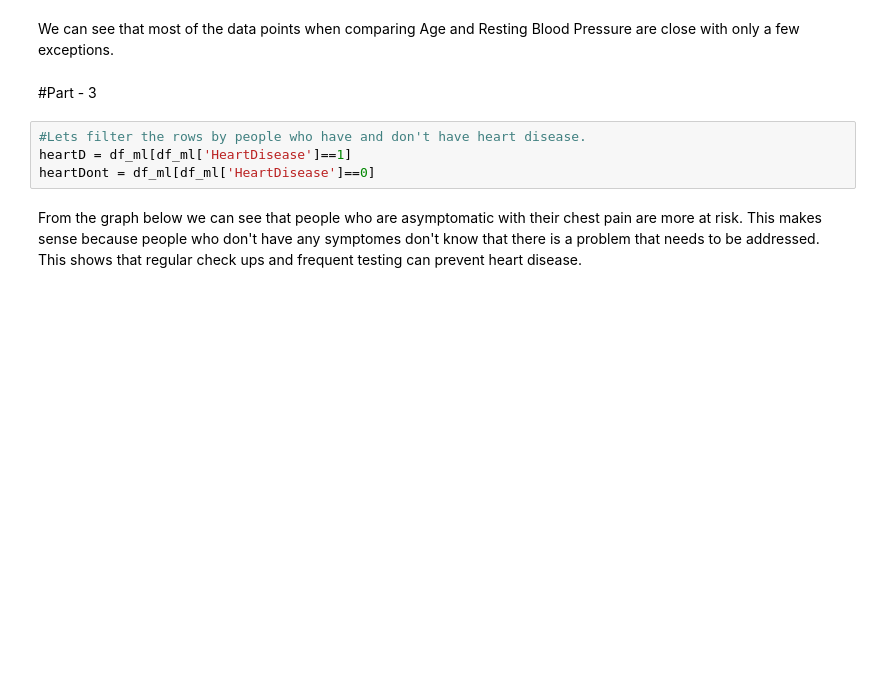
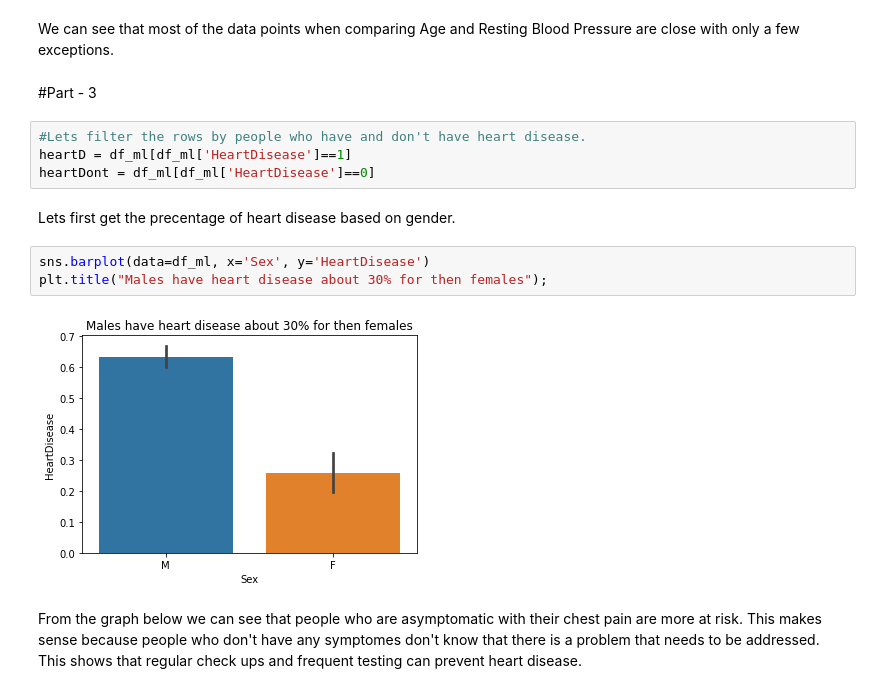
Before and after one commit to zevy613/Predicting-Heart-Disease, a Jupyter notebook: Project2_Part3.ipynb, the cells around one changed output. Cells and saved outputs as stored; diff of their text form; blank space fills up the shorter version.

```diff
--- a/Project2_Part3.ipynb
+++ b/Project2_Part3.ipynb
@@ -95,6 +95,13 @@ We can see that most of the data points when comparing Age and Resting Blood Pre
 #Lets filter the rows by people who have and don't have heart disease.
 heartD = df_ml[df_ml['HeartDisease']==1]
 heartDont = df_ml[df_ml['HeartDisease']==0]
+# %% [markdown]
+Lets first get the precentage of heart disease based on gender.
+# %%
+sns.barplot(data=df_ml, x='Sex', y='HeartDisease')
+plt.title("Males have heart disease about 30% for then females");
+# %% [output]
+[figure, added]
 # %% [markdown]
 From the graph below we can see that people who are asymptomatic with their chest pain are more at risk. This makes sense because people who don't have any symptomes don't know that there is a problem that needs to be addressed. This shows that regular check ups and frequent testing can prevent heart disease.
 # %%
```
Also changed, not shown: parts of 5 cells of this notebook.
